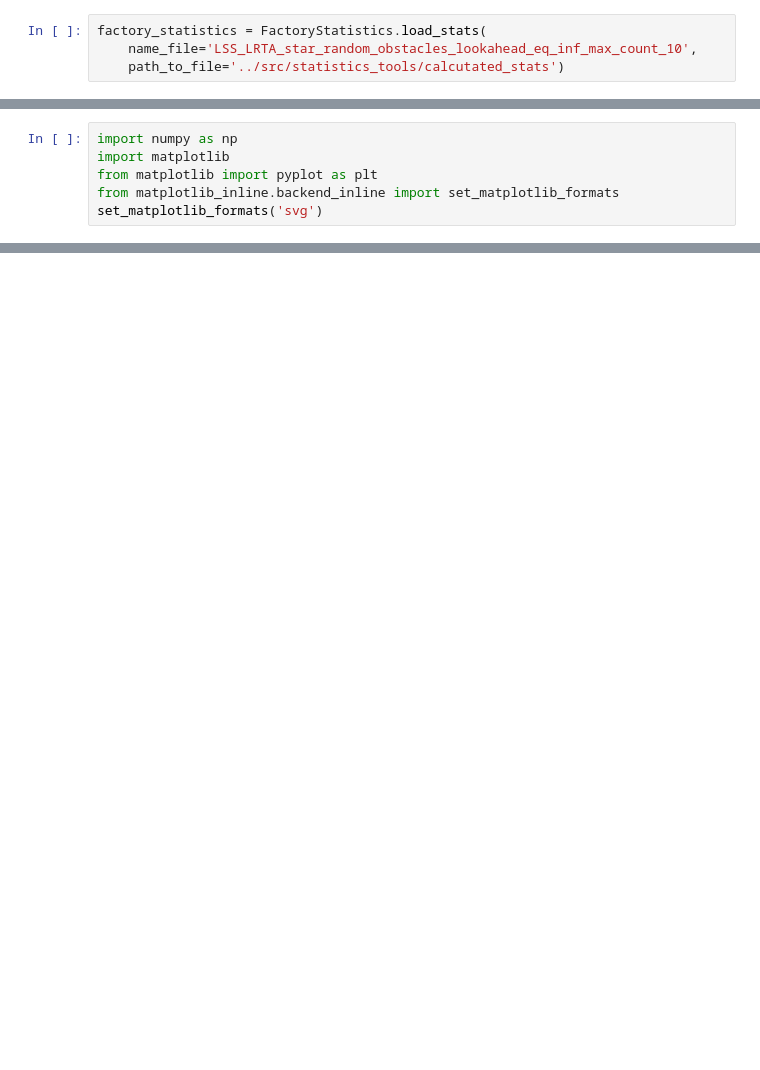
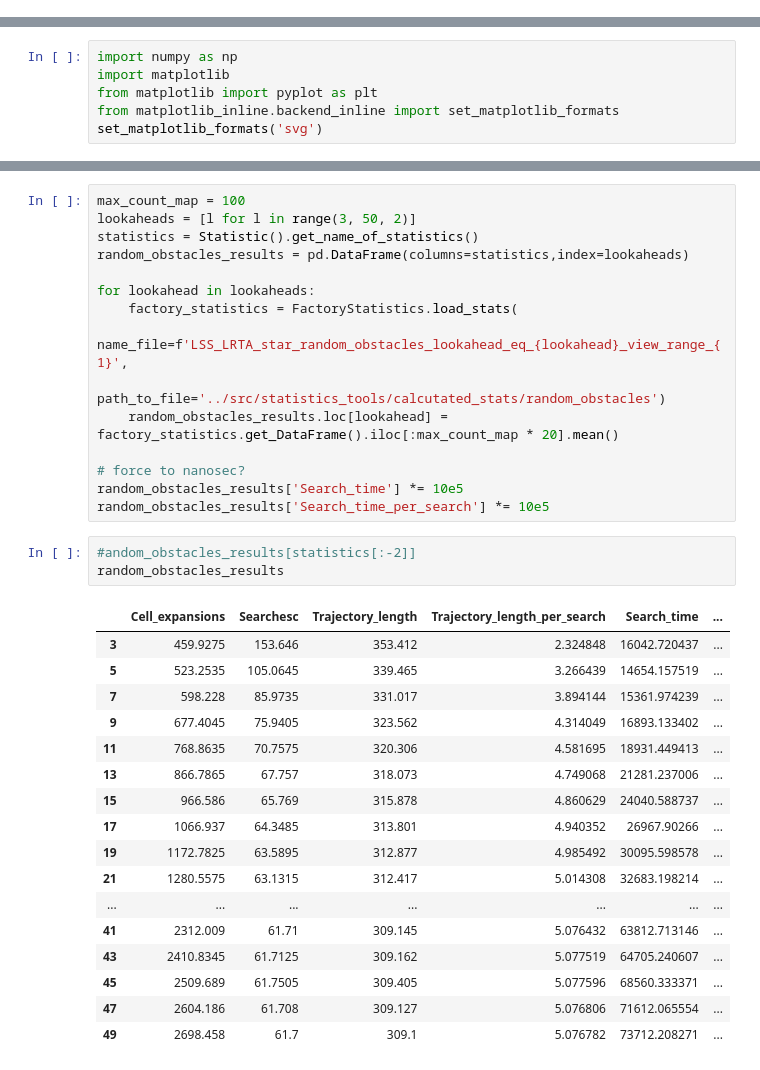
Before and after one commit to Pricolno/D_star_lite_vs_LSS_LRTA_star, a Jupyter notebook: REPORT/report.ipynb, the cells around one changed output, grey strips where cells are left out. Drawn from its saved outputs; the diff is of its cells as text; blank space fills up the shorter version.

```diff
--- a/REPORT/report.ipynb
+++ b/REPORT/report.ipynb
@@ -38,4 +10,0 @@ Path found! Length: 165. Nodes created: 742. Number of expansions: 271.
-# %%
-factory_statistics = FactoryStatistics.load_stats(
-    name_file='LSS_LRTA_star_random_obstacles_lookahead_eq_inf_max_count_10',
-    path_to_file='../src/statistics_tools/calcutated_stats')
@@ -73,0 +47,36 @@ plt.show()
+# %%
+max_count_map = 100
+lookaheads = [l for l in range(3, 50, 2)]
+statistics = Statistic().get_name_of_statistics()
+random_obstacles_results = pd.DataFrame(columns=statistics,index=lookaheads)
+
+for lookahead in lookaheads:
+    factory_statistics = FactoryStatistics.load_stats(
+        name_file=f'LSS_LRTA_star_random_obstacles_lookahead_eq_{lookahead}_view_range_{1}',
+        path_to_file='../src/statistics_tools/calcutated_stats/random_obstacles')
+    random_obstacles_results.loc[lookahead] = factory_statistics.get_DataFrame().iloc[:max_count_map * 20].mean()
+
+# force to nanosec?
+random_obstacles_results['Search_time'] *= 10e5
+random_obstacles_results['Search_time_per_search'] *= 10e5
+# %%
+#andom_obstacles_results[statistics[:-2]]
+random_obstacles_results
+# %% [output]
+|  | Cell_expansions | Searchesc | Trajectory_length | Trajectory_length_per_search | Search_time | ... |
+| 3 | 459.9275 | 153.646 | 353.412 | 2.324848 | 16042.720437 | ... |
+| 5 | 523.2535 | 105.0645 | 339.465 | 3.266439 | 14654.157519 | ... |
+| 7 | 598.228 | 85.9735 | 331.017 | 3.894144 | 15361.974239 | ... |
+| 9 | 677.4045 | 75.9405 | 323.562 | 4.314049 | 16893.133402 | ... |
+| 11 | 768.8635 | 70.7575 | 320.306 | 4.581695 | 18931.449413 | ... |
+| 13 | 866.7865 | 67.757 | 318.073 | 4.749068 | 21281.237006 | ... |
+| 15 | 966.586 | 65.769 | 315.878 | 4.860629 | 24040.588737 | ... |
+| 17 | 1066.937 | 64.3485 | 313.801 | 4.940352 | 26967.90266 | ... |
+| 19 | 1172.7825 | 63.5895 | 312.877 | 4.985492 | 30095.598578 | ... |
+| 21 | 1280.5575 | 63.1315 | 312.417 | 5.014308 | 32683.198214 | ... |
+| ... | ... | ... | ... | ... | ... | ... |
+| 41 | 2312.009 | 61.71 | 309.145 | 5.076432 | 63812.713146 | ... |
+| 43 | 2410.8345 | 61.7125 | 309.162 | 5.077519 | 64705.240607 | ... |
+| 45 | 2509.689 | 61.7505 | 309.405 | 5.077596 | 68560.333371 | ... |
+| 47 | 2604.186 | 61.708 | 309.127 | 5.076806 | 71612.065554 | ... |
+| 49 | 2698.458 | 61.7 | 309.1 | 5.076782 | 73712.208271 | ... |
```
Also changed, not shown: parts of 15 cells of this notebook, 3 other files.
